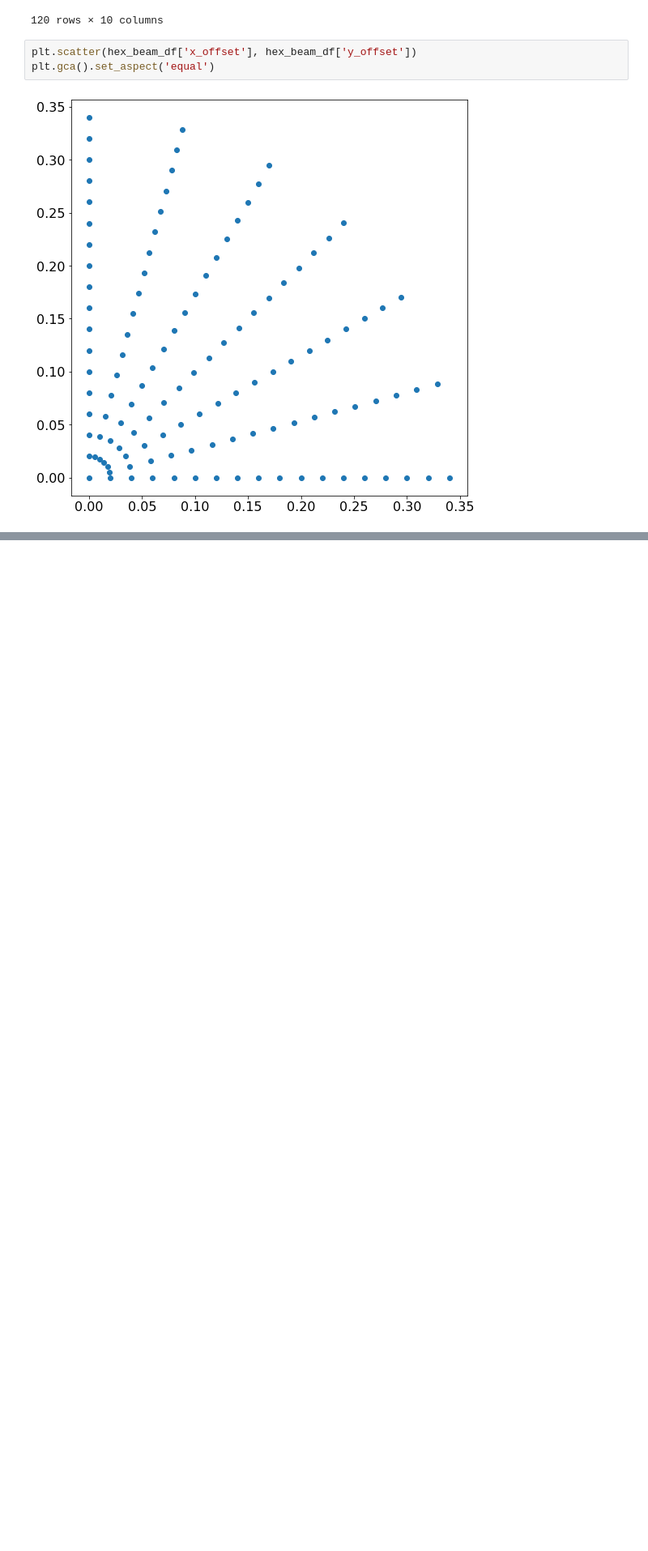
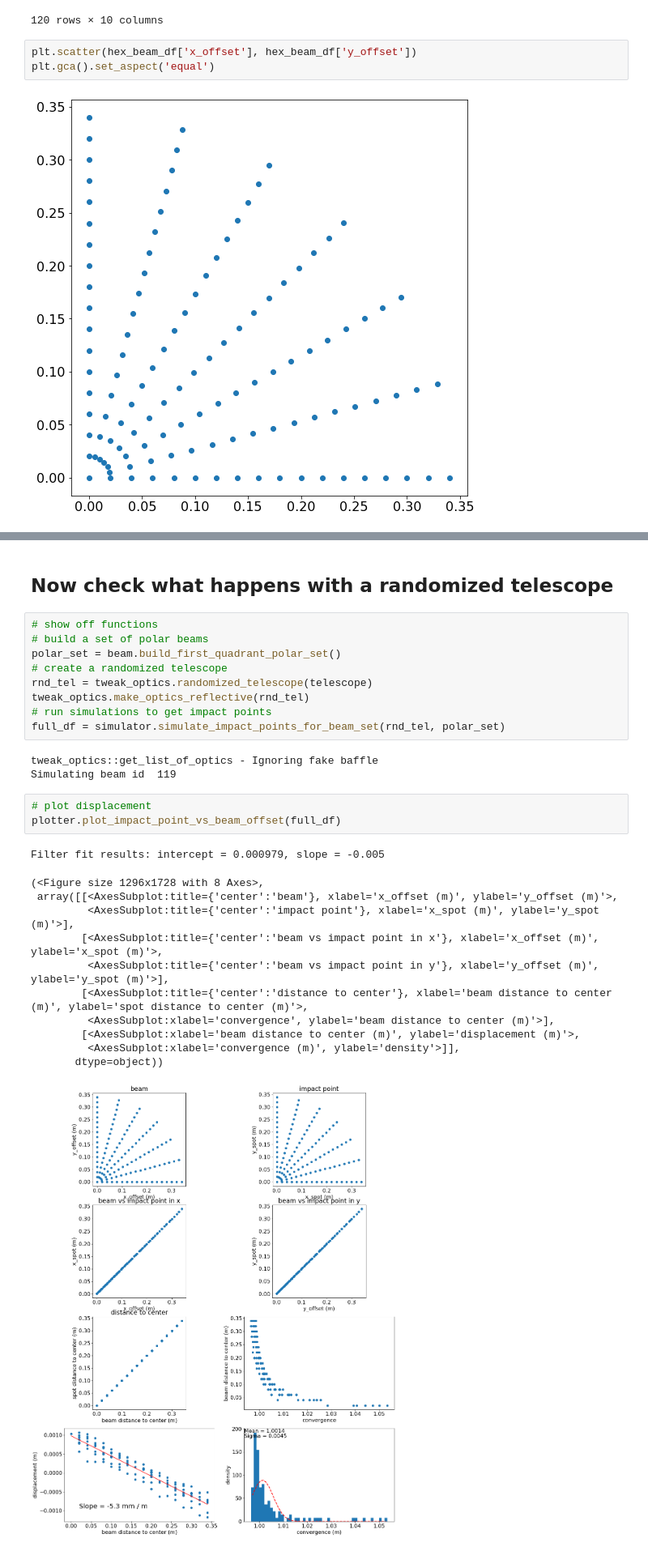
Before and after one commit to lsst-camera-dh/ghosts, a Jupyter notebook: notebooks/LSST_CCOB_study_beam_impact_point.ipynb, the cells around one changed output, grey strips where cells are left out. Shown at 81% size. Saved outputs shown, nothing was run; the diff lists cells and outputs as text; blank space fills up the shorter version.

Commit message:
use new functions, show randomized telescope

```diff
--- a/notebooks/LSST_CCOB_study_beam_impact_point.ipynb
+++ b/notebooks/LSST_CCOB_study_beam_impact_point.ipynb
@@ -363,0 +389,30 @@ plt.text(0.15, -0.00025, f'Slope = 5 mm / m', fontsize=20)
+# %% [markdown]
+## Now check what happens with a randomized telescope
+# %%
+# show off functions
+# build a set of polar beams
+polar_set = beam.build_first_quadrant_polar_set()
+# create a randomized telescope
+rnd_tel = tweak_optics.randomized_telescope(telescope)
+tweak_optics.make_optics_reflective(rnd_tel)
+# run simulations to get impact points
+full_df = simulator.simulate_impact_points_for_beam_set(rnd_tel, polar_set)
+# %% [output]
+tweak_optics::get_list_of_optics - Ignoring fake baffle
+Simulating beam id  119
+# %%
+# plot displacement
+plotter.plot_impact_point_vs_beam_offset(full_df)
+# %% [output]
+Filter fit results: intercept = 0.000979, slope = -0.005
+(<Figure size 1296x1728 with 8 Axes>,
+ array([[<AxesSubplot:title={'center':'beam'}, xlabel='x_offset (m)', ylabel='y_offset (m)'>,
+         <AxesSubplot:title={'center':'impact point'}, xlabel='x_spot (m)', ylabel='y_spot (m)'>],
+        [<AxesSubplot:title={'center':'beam vs impact point in x'}, xlabel='x_offset (m)', ylabel='x_spot (m)'>,
+         <AxesSubplot:title={'center':'beam vs impact point in y'}, xlabel='y_offset (m)', ylabel='y_spot (m)'>],
+        [<AxesSubplot:title={'center':'distance to center'}, xlabel='beam distance to center (m)', ylabel='spot distance to center (m)'>,
+         <AxesSubplot:xlabel='convergence', ylabel='beam distance to center (m)'>],
+        [<AxesSubplot:xlabel='beam distance to center (m)', ylabel='displacement (m)'>,
+         <AxesSubplot:xlabel='convergence (m)', ylabel='density'>]],
+       dtype=object))
+[figure, added]
```
Also changed, not shown: parts of 15 cells of this notebook.
